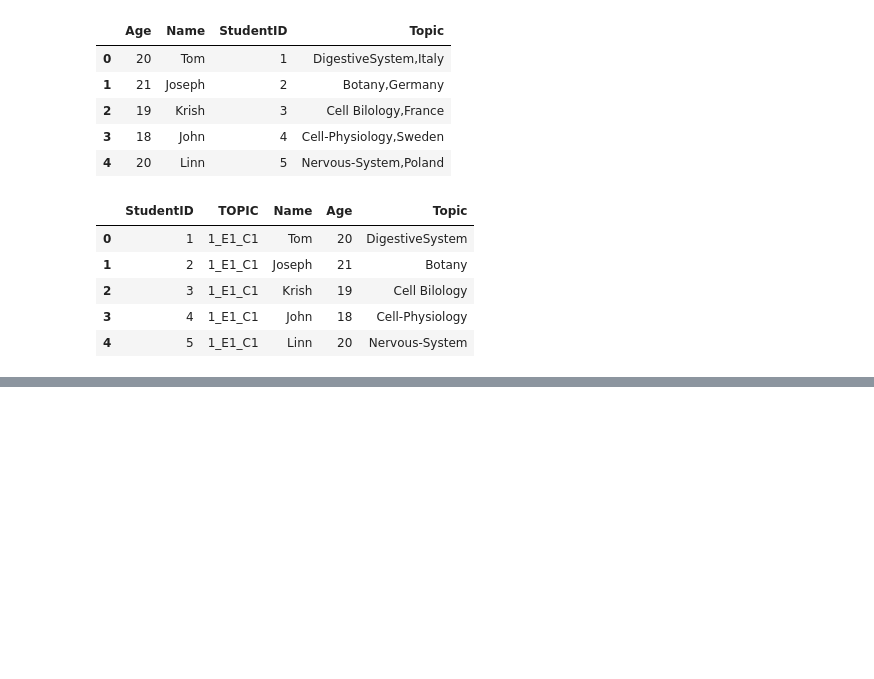
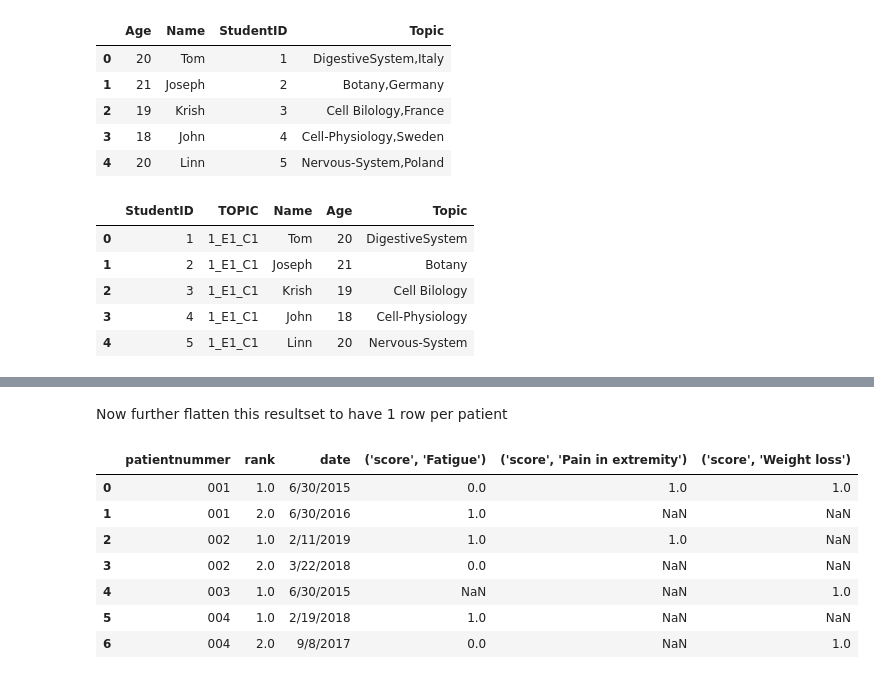
Before and after one commit to priya-gitTest/DataTricksWithPandas, a Jupyter notebook: PandaTricks_20220522_PO.ipynb, the cells around one changed output, grey strips where cells are left out. Saved outputs shown, nothing was run; the diff lists cells and outputs as text; code cells hidden in the pictures; blank space fills up the shorter version.

```diff
--- a/PandaTricks_20220522_PO.ipynb
+++ b/PandaTricks_20220522_PO.ipynb
@@ -116,0 +201,14 @@ dfw2L.head()
+# %% [markdown]
+Now further flatten this resultset to have 1 row per patient
+# %%
+pivot_flat = pd.DataFrame(result.to_records())
+pivot_flat.head(10)
+# %% [output]
+|  | patientnummer | rank | date | ('score', 'Fatigue') | ('score', 'Pain in extremity') | ('score', 'Weight loss') |
+| 0 | 001 | 1.0 | 6/30/2015 | 0.0 | 1.0 | 1.0 |
+| 1 | 001 | 2.0 | 6/30/2016 | 1.0 | NaN | NaN |
+| 2 | 002 | 1.0 | 2/11/2019 | 1.0 | 1.0 | NaN |
+| 3 | 002 | 2.0 | 3/22/2018 | 0.0 | NaN | NaN |
+| 4 | 003 | 1.0 | 6/30/2015 | NaN | NaN | 1.0 |
+| 5 | 004 | 1.0 | 2/19/2018 | 1.0 | NaN | NaN |
+| 6 | 004 | 2.0 | 9/8/2017 | 0.0 | NaN | 1.0 |
```
Also changed, not shown: parts of 8 cells of this notebook.
